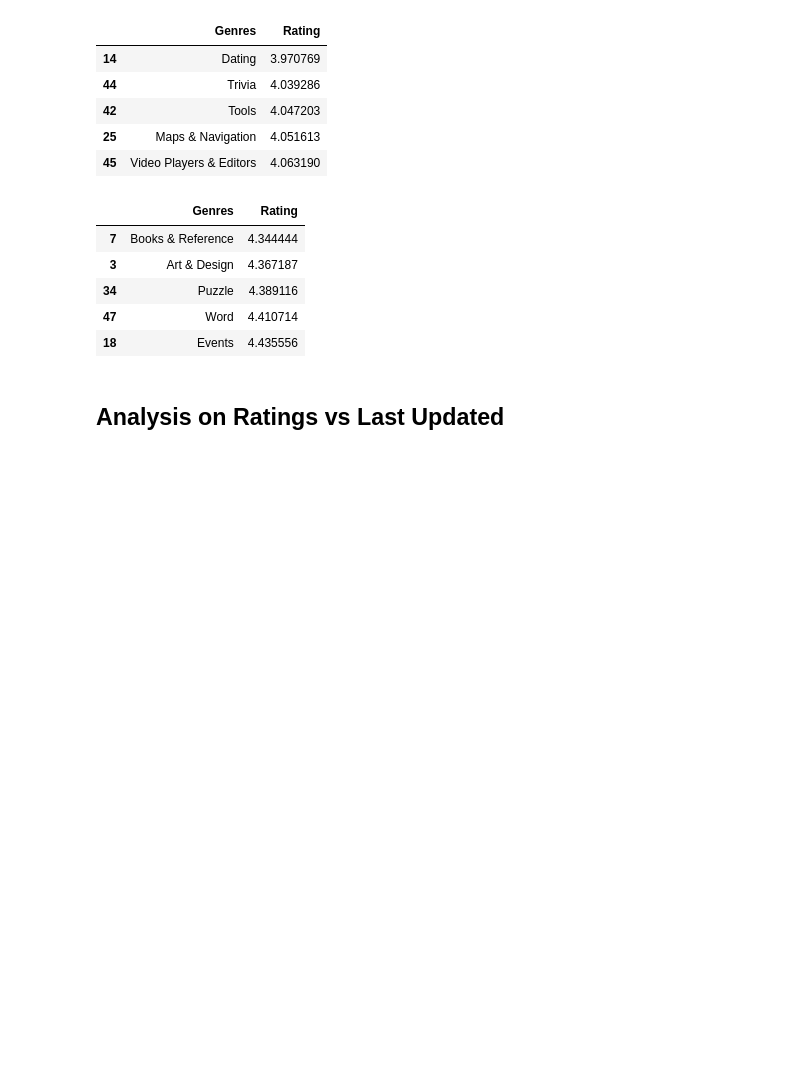
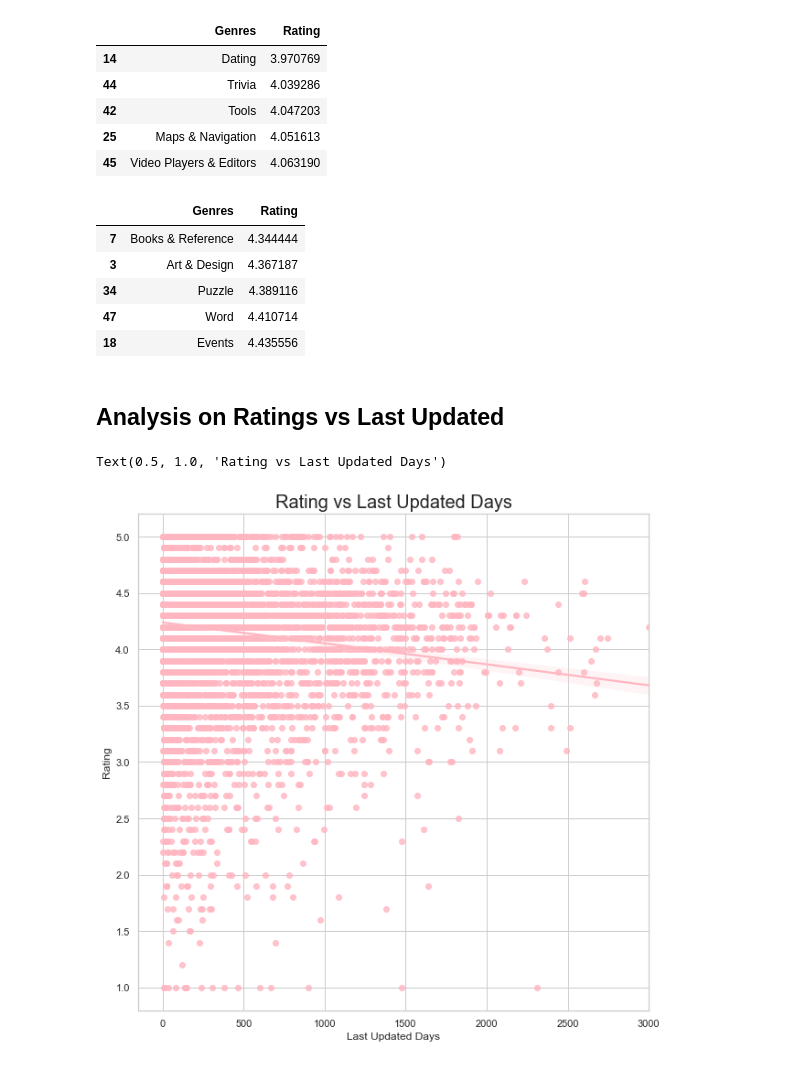
Before and after one commit to cs145442/pet-projects, a Jupyter notebook: google-play-store-apps/High rated games on playstore.ipynb, the cells around one changed output. Cells and saved outputs as stored; diff of their text form; code cells hidden in the pictures; blank space fills up the shorter version.

Commit message:
updated analysis of Rating vs Last Updated

```diff
--- a/google-play-store-apps/High rated games on playstore.ipynb
+++ b/google-play-store-apps/High rated games on playstore.ipynb
@@ -146,9 +146,13 @@ gr_mean.tail()
 # %%
 # Converting Last Updated to_datetime format
 ps_df['Last Updated'] = pd.to_datetime(ps_df['Last Updated'])
 # Creating new column having Last Updated in days
 ps_df['Last Updated Days'] = (ps_df['Last Updated'].max() - ps_df['Last Updated']).dt.days
 
 # Plotting
 plt.figure(figsize=(10,10))
-plt.regplot(x='Last Updated Days', y='Rating')
+sns.regplot(x='Last Updated Days', y='Rating', color='lightpink', data=ps_df)
+plt.title('Rating vs Last Updated Days', size=20)
+# %% [output]
+Text(0.5, 1.0, 'Rating vs Last Updated Days')
+[figure, added]
```
